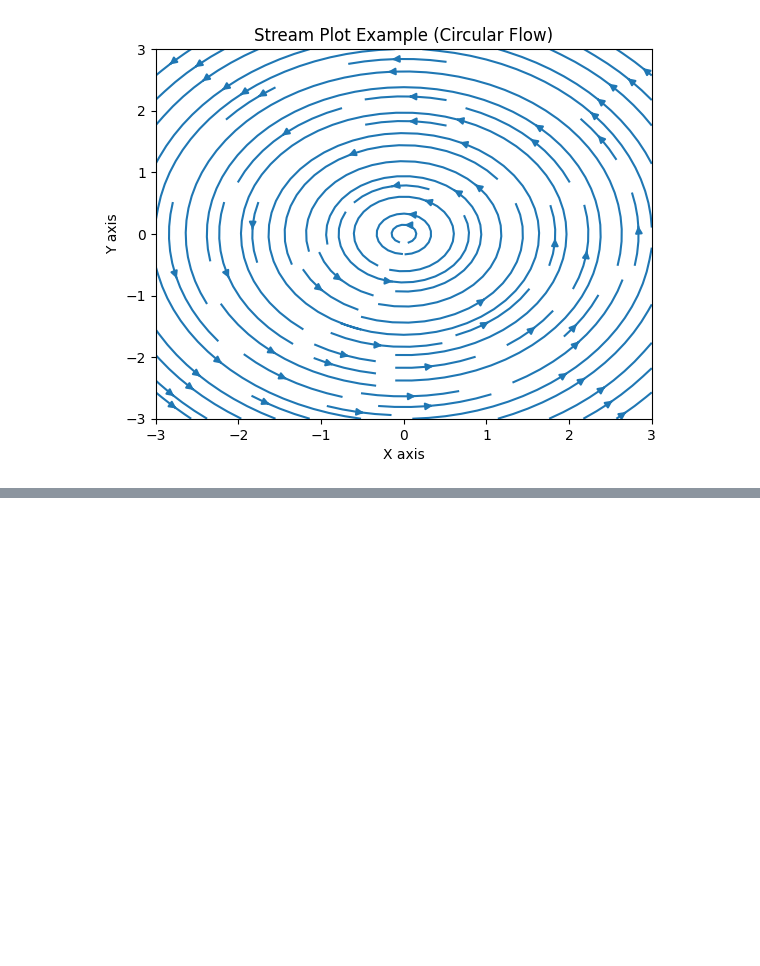
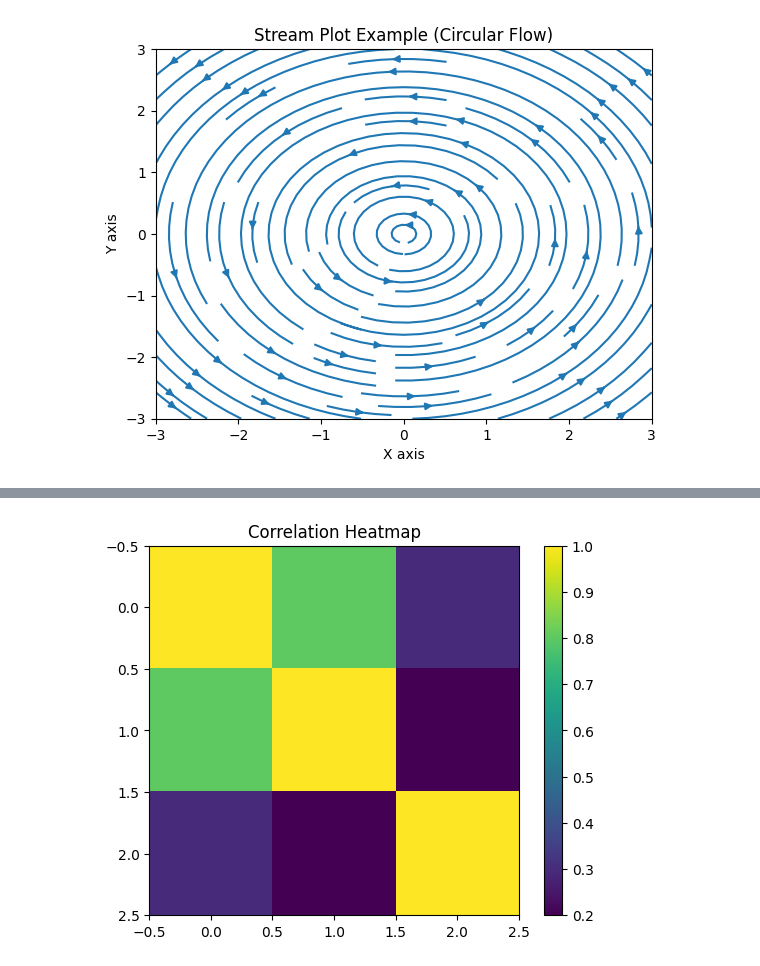
Before and after one commit to pratiksha-2410/Matplotlib-Charts, a Jupyter notebook: Line Plots.ipynb, the cells around one changed output, grey strips where cells are left out. Drawn from its saved outputs; the diff is of its cells as text; code cells hidden in the pictures; blank space fills up the shorter version.

```diff
--- a/Line Plots.ipynb
+++ b/Line Plots.ipynb
@@ -892,0 +908,18 @@ plt.show()
+# %%
+# Correlation Heatmap
+
+
+# sample correlation matrix
+data = np.array([
+    [1, 0.8, 0.3],
+    [0.8, 1, 0.2],
+    [0.3, 0.2, 1]
+])
+
+plt.imshow(data)
+plt.colorbar()
+
+plt.title("Correlation Heatmap")
+plt.show()
+# %% [output]
+[figure, added]
```
Also changed, not shown: parts of 3 cells of this notebook.
